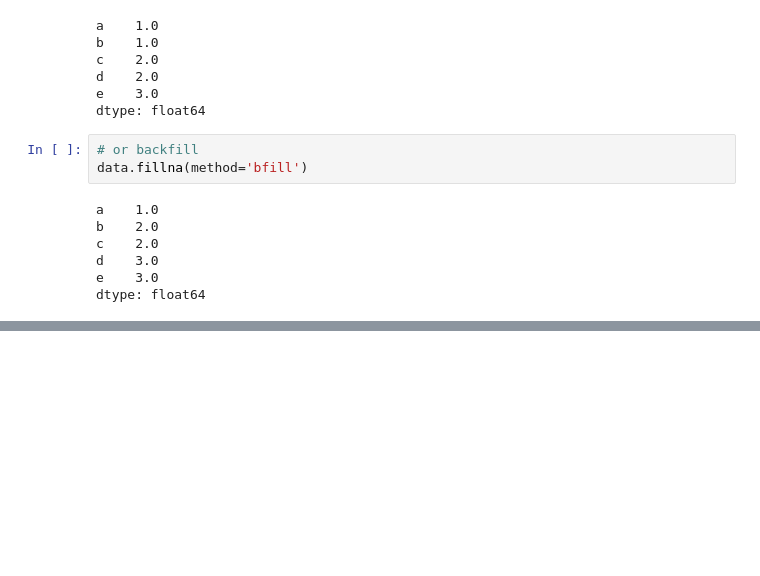
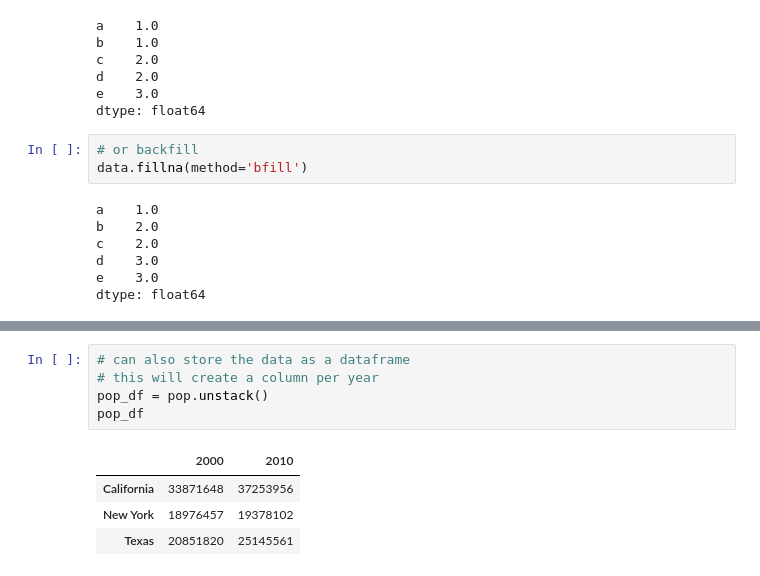
Before and after one commit to yanayang01/jupyter-notebooks, a Jupyter notebook: pandas-playground.ipynb, the cells around one changed output, grey strips where cells are left out. Drawn from its saved outputs; the diff is of its cells as text; blank space fills up the shorter version.

```diff
--- a/pandas-playground.ipynb
+++ b/pandas-playground.ipynb
@@ -743,0 +823,10 @@ dtype: float64
+# %%
+# can also store the data as a dataframe
+# this will create a column per year
+pop_df = pop.unstack()
+pop_df
+# %% [output]
+|  | 2000 | 2010 |
+| California | 33871648 | 37253956 |
+| New York | 18976457 | 19378102 |
+| Texas | 20851820 | 25145561 |
```
Also changed, not shown: parts of 14 cells of this notebook.
